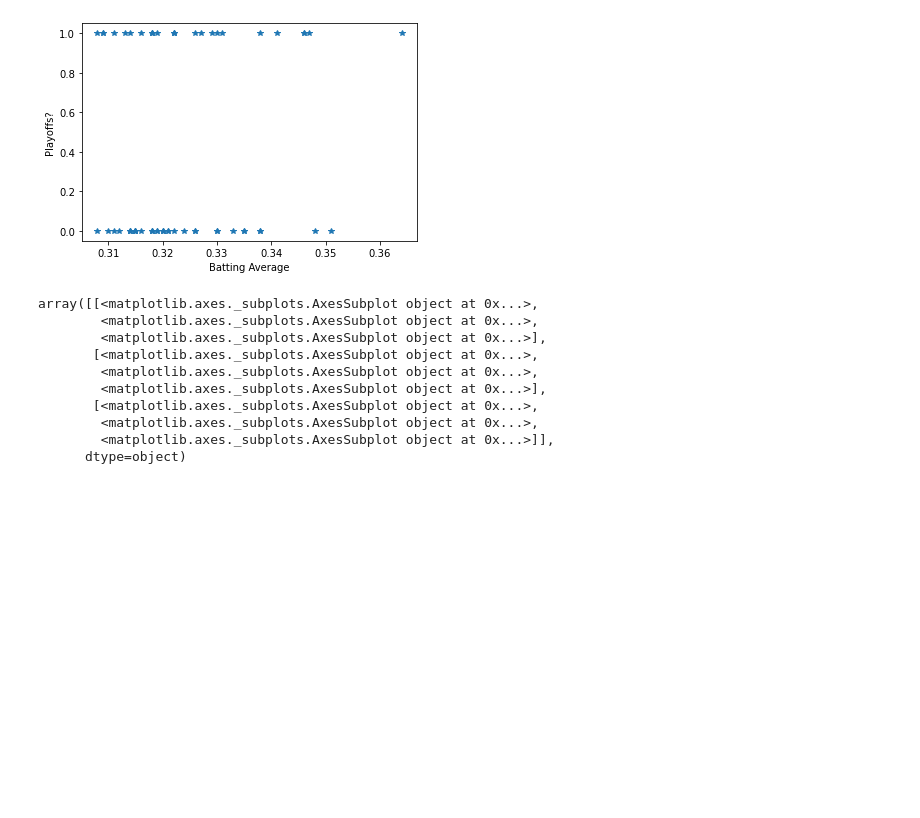
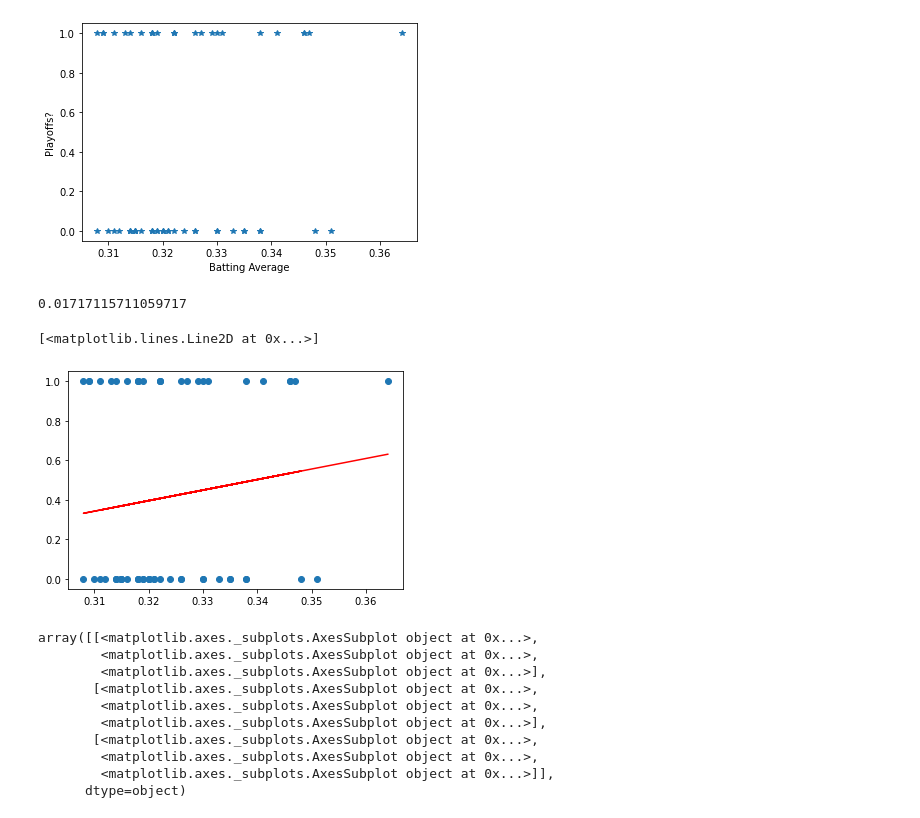
Before and after one commit to rdulski8/Personal_Dataset_Project, a Jupyter notebook: Personal Dataset.ipynb, the cells around one changed output. Saved outputs shown, nothing was run; the diff lists cells and outputs as text; code cells hidden in the pictures; blank space fills up the shorter version.

```diff
--- a/Personal Dataset.ipynb
+++ b/Personal Dataset.ipynb
@@ -35,6 +57,22 @@ plt.ylabel('Playoffs?')
 # %% [output]
 Text(0, 0.5, 'Playoffs?')
 [figure]
+# %%
+df["Average "].corr(df["Playoffs?"])**2
+# %% [output]
+0.01717115711059717
+# %%
+X = np.array(df["Average "]).reshape(-1,1)
+Y = np.array(df["Playoffs?"]).reshape(-1,1)
+OLS = LinearRegression()
+OLS.fit(X,Y)
+yhat = OLS.predict(X)
+# %%
+plt.scatter(X,Y)
+plt.plot(X,yhat,color='red')
+# %% [output]
+[<matplotlib.lines.Line2D at 0x...>]
+[figure, added]
 # %%
 pd.plotting.scatter_matrix(df[["Year","Average ","Playoffs?"]],color='red')
 # %% [output]
```
Also changed, not shown: parts of 2 cells of this notebook.
